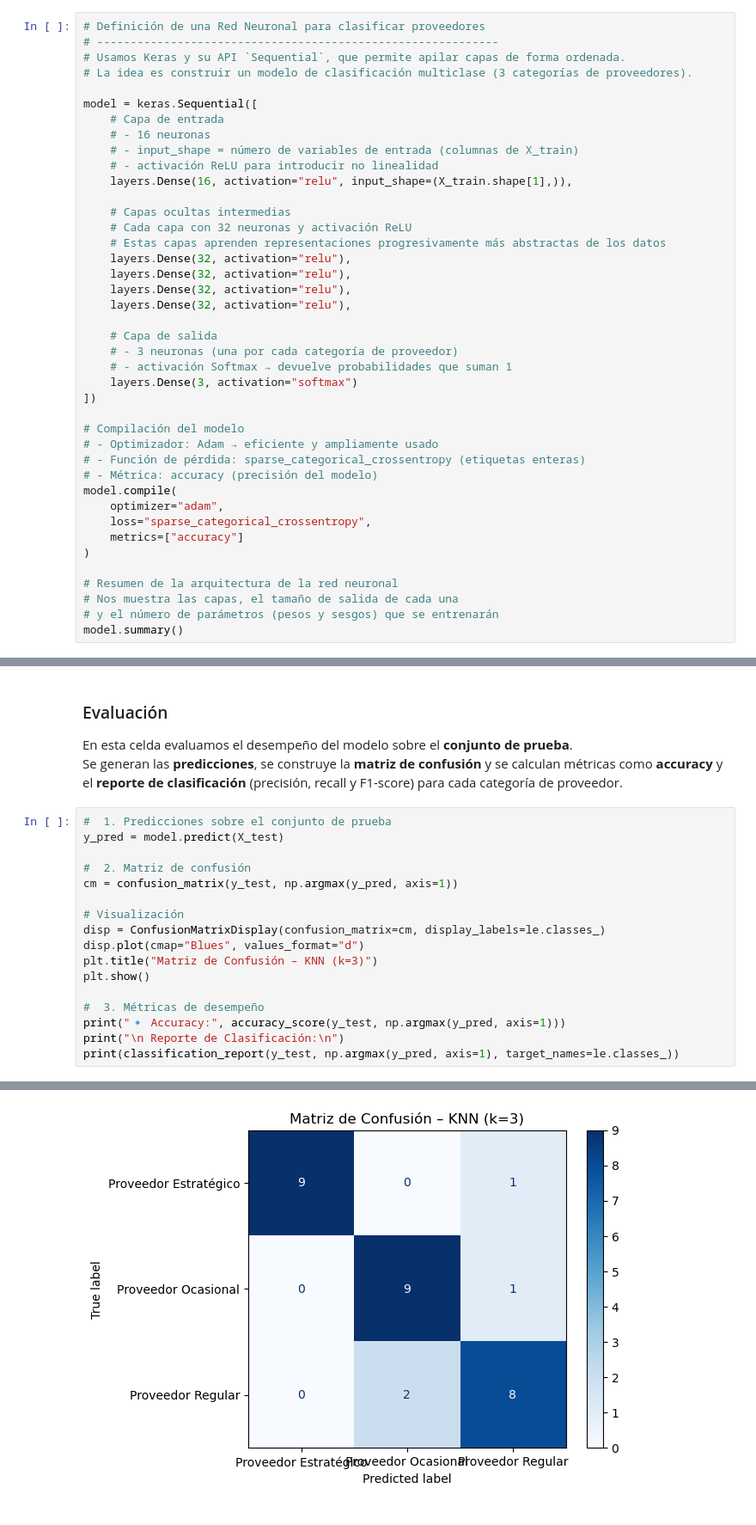
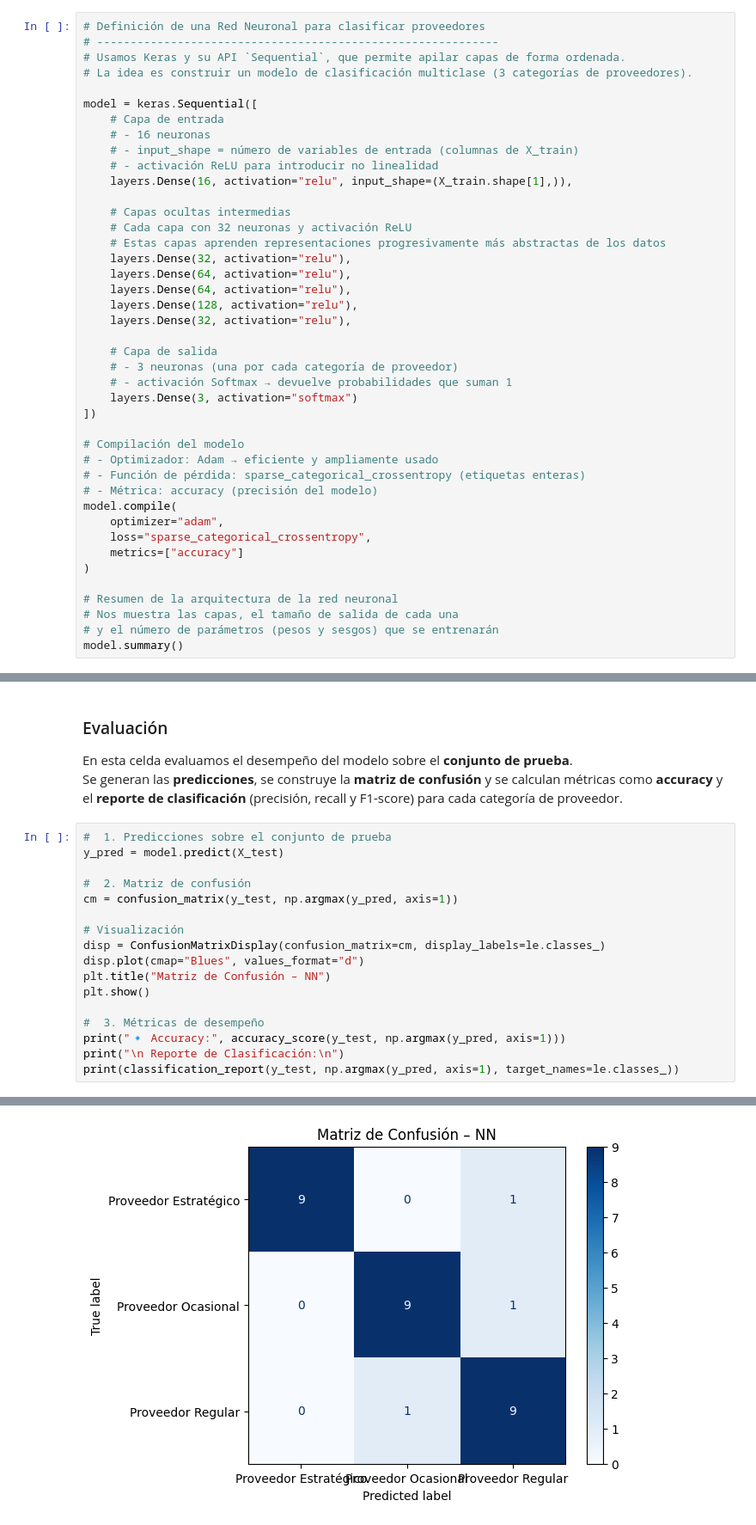
Before and after one commit to LeStark/Cursos, a Jupyter notebook: 02 - IA4SC/Notebook 03 Introducción a Redes Neuronales Clasificación de Proveedores.ipynb, the cells around one changed output, grey strips where cells are left out. Shown at 86% size. Drawn from its saved outputs; the diff is of its cells as text.

```diff
--- a/02 - IA4SC/Notebook 03 Introducción a Redes Neuronales Clasificación de Proveedores.ipynb
+++ b/02 - IA4SC/Notebook 03 Introducción a Redes Neuronales Clasificación de Proveedores.ipynb
@@ -212,8 +212,9 @@ model = keras.Sequential([
     # Cada capa con 32 neuronas y activación ReLU
     # Estas capas aprenden representaciones progresivamente más abstractas de los datos
     layers.Dense(32, activation="relu"),
-    layers.Dense(32, activation="relu"),
-    layers.Dense(32, activation="relu"),
+    layers.Dense(64, activation="relu"),
+    layers.Dense(64, activation="relu"),
+    layers.Dense(128, activation="relu"),
     layers.Dense(32, activation="relu"),
 
     # Capa de salida
@@ -411,7 +414,7 @@ cm = confusion_matrix(y_test, np.argmax(y_pred, axis=1))
 # Visualización
 disp = ConfusionMatrixDisplay(confusion_matrix=cm, display_labels=le.classes_)
 disp.plot(cmap="Blues", values_format="d")
-plt.title("Matriz de Confusión – KNN (k=3)")
+plt.title("Matriz de Confusión – NN")
 plt.show()
 
 #  3. Métricas de desempeño
@@ -423 +426 @@ print(classification_report(y_test, np.argmax(y_pred, axis=1), target_names=le.c
-[figure, old version]
+[figure, new version]
```
Also changed, not shown: parts of 5 cells of this notebook, 2 other files.
